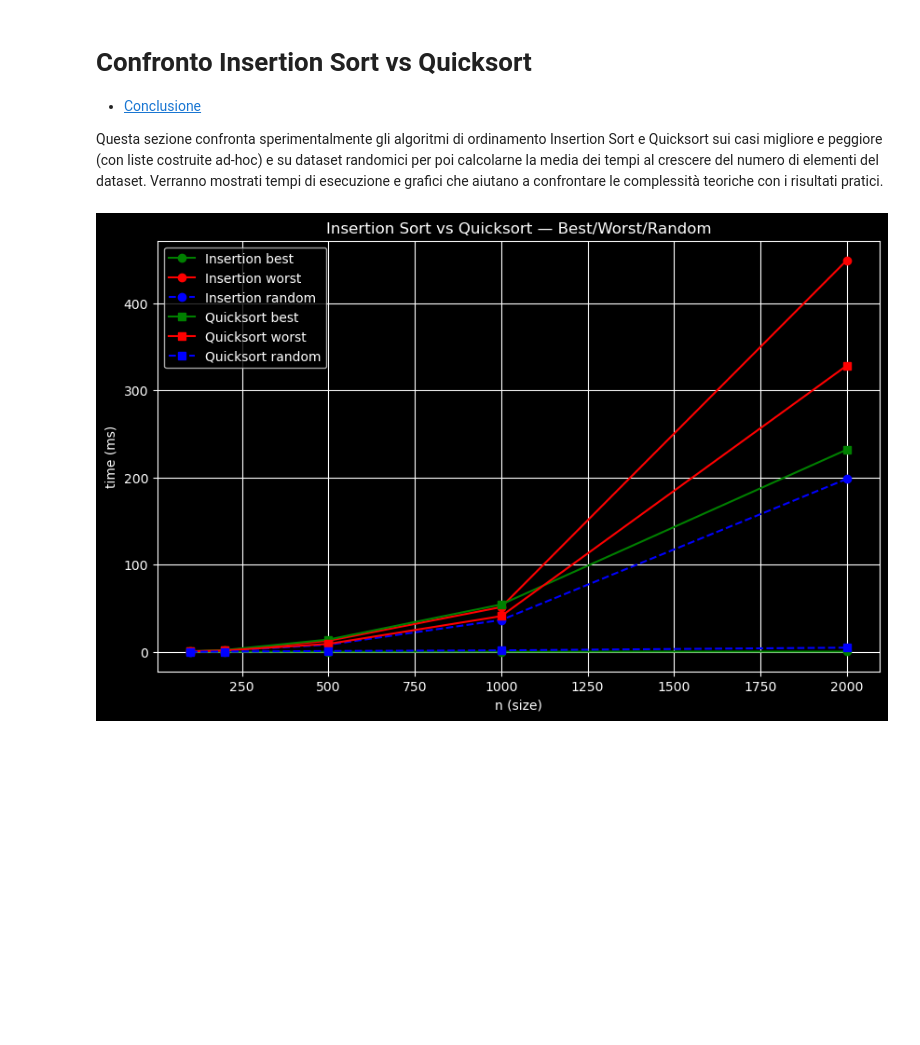
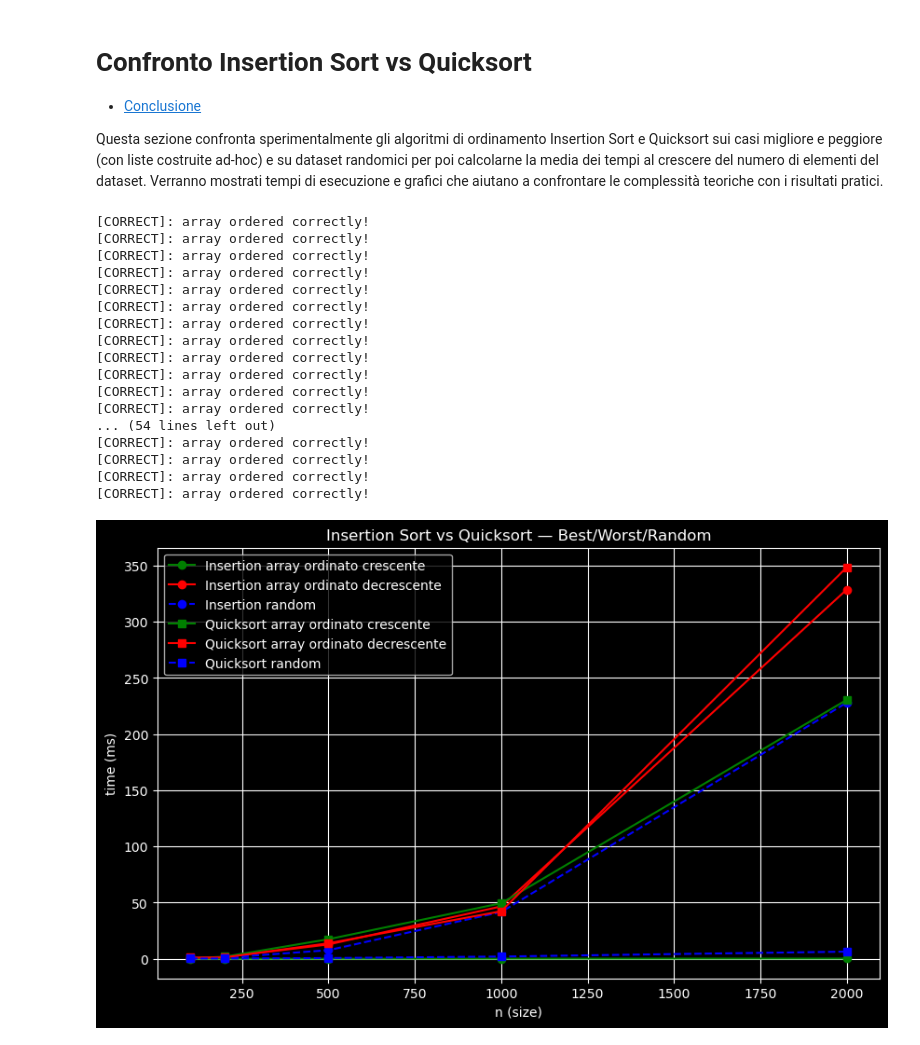
Before and after one commit to BulliedDog/algorithms-benchmark, a Jupyter notebook: Esercizio2.ipynb, the cells around one changed output. Saved outputs shown, nothing was run; the diff lists cells and outputs as text; code cells hidden in the pictures; blank space fills up the shorter version.

Commit message:
added check for correct order on arrays for jupiter notebook comparison between insertion sort and quicksort

```diff
--- a/Esercizio2.ipynb
+++ b/Esercizio2.ipynb
@@ -47,11 +47,25 @@ import matplotlib.pyplot as plt
 # helper timing function
 from time import perf_counter as now
 
+def check(arr: list) -> bool:
+    result = True
+    if len(arr) > 0:
+        x:int = arr[0]
+        for i in range(len(arr)-1): # range non include l'ultimo elemento
+            if arr[i] > arr[i + 1]:
+                print("[ERROR]: array not ordered properly!")
+                result = False
+                break
+    #print("[CORRECT]: array ordered correctly!")
+    return result
+
 def time_func(fn, arr):
     a = arr.copy()
     t0 = now()
     fn(a)
     t1 = now()
+    # controllo se l'array a è stato ordinato
+    check(a)
     return (t1 - t0) * 1000  # ms
 
 sizes = [100, 200, 500, 1000, 2000] # dimensioni dei 5 dataset, aggiungere a piacimento
@@ -63,14 +77,14 @@ results = {
 
 for n in sizes:
     # Caso migliore insertion -> array già ordinato
-    arr_best = list(range(n))
-    t_ins_best = time_func(insertion_sort, arr_best)
-    t_qs_best = time_func(quicksort, arr_best)
+    arr_ord_asc = list(range(n))
+    t_ins_ord_asc = time_func(insertion_sort, arr_ord_asc)
+    t_qs_ord_asc = time_func(quicksort, arr_ord_asc)
 
     # Caso peggiore insertion -> array inversamente ordinato
-    arr_worst = list(range(n, 0, -1)) # step = -1 così va al contrario
-    t_ins_worst = time_func(insertion_sort, arr_worst)
-    t_qs_worst = time_func(quicksort, arr_worst)
+    arr_ord_desc = list(range(n, 0, -1)) # step = -1 così va al contrario
+    t_ins_ord_desc = time_func(insertion_sort, arr_ord_desc)
+    t_qs_ord_desc = time_func(quicksort, arr_ord_desc)
 
     # Caso random media su k ripetizioni
     k = 5
@@ -83,50 +97,67 @@ for n in sizes:
     t_ins_rand /= k
     t_qs_rand /= k
 
-    results['insertion'].append((t_ins_best, t_ins_worst, t_ins_rand))
-    results['quicksort'].append((t_qs_best, t_qs_worst, t_qs_rand))
+    results['insertion'].append((t_ins_ord_asc, t_ins_ord_desc, t_ins_rand))
+    results['quicksort'].append((t_qs_ord_asc, t_qs_ord_desc, t_qs_rand))
 
 # grafici
 sizes_arr = np.array(sizes)
-ins_best = np.array([x[0] for x in results['insertion']])
-ins_worst = np.array([x[1] for x in results['insertion']])
+ins_ord_asc = np.array([x[0] for x in results['insertion']])
+ins_ord_desc = np.array([x[1] for x in results['insertion']])
 ins_rand = np.array([x[2] for x in results['insertion']])
-qs_best = np.array([x[0] for x in results['quicksort']])
-qs_worst = np.array([x[1] for x in results['quicksort']])
+qs_ord_asc = np.array([x[0] for x in results['quicksort']])
+qs_ord_desc = np.array([x[1] for x in results['quicksort']])
 qs_rand = np.array([x[2] for x in results['quicksort']])
 
 plt.style.use("dark_background")
 
 plt.figure(figsize=(10,6))
-plt.plot(sizes_arr, ins_best, 'g-o', label='Insertion best')
-plt.plot(sizes_arr, ins_worst, 'r-o', label='Insertion worst')
+plt.plot(sizes_arr, ins_ord_asc, 'g-o', label='Insertion array ordinato crescente')
+plt.plot(sizes_arr, ins_ord_desc, 'r-o', label='Insertion array ordinato decrescente')
 plt.plot(sizes_arr, ins_rand, 'b--o', label='Insertion random')
 
-plt.plot(sizes_arr, qs_best, 'g-s', label='Quicksort best')
-plt.plot(sizes_arr, qs_worst, 'r-s', label='Quicksort worst')
+plt.plot(sizes_arr, qs_ord_asc, 'g-s', label='Quicksort array ordinato crescente')
+plt.plot(sizes_arr, qs_ord_desc, 'r-s', label='Quicksort array ordinato decrescente')
 plt.plot(sizes_arr, qs_rand, 'b--s', label='Quicksort random')
 
 plt.xlabel('n (size)')
 plt.ylabel('time (ms)')
 plt.title('Insertion Sort vs Quicksort — Best/Worst/Random')
 plt.legend()
 plt.grid(True)
 plt.show()
 
 # stampa della tabella dei tempi per ogni dataset
 import pandas as pd
 rows = []
 for i, n in enumerate(sizes):
     rows.append({
         'n': n,
-        'insertion migliore ms': ins_best[i],
-        'insertion peggiore ms': ins_worst[i],
+        'insertion migliore ms': ins_ord_asc[i],
+        'insertion peggiore ms': ins_ord_desc[i],
         'insertion randomico (media) ms': ins_rand[i],
-        'quicksort migliore ms': qs_best[i],
-        'quicksort peggiore ms': qs_worst[i],
+        'quicksort migliore ms': qs_ord_asc[i],
+        'quicksort peggiore ms': qs_ord_desc[i],
         'quicksort randomico (media) ms': qs_rand[i],
     })
 
 pd.DataFrame(rows).set_index('n')
 # %% [output]
+[CORRECT]: array ordered correctly!
+[CORRECT]: array ordered correctly!
+[CORRECT]: array ordered correctly!
+[CORRECT]: array ordered correctly!
+[CORRECT]: array ordered correctly!
+[CORRECT]: array ordered correctly!
+[CORRECT]: array ordered correctly!
+[CORRECT]: array ordered correctly!
+[CORRECT]: array ordered correctly!
+[CORRECT]: array ordered correctly!
+[CORRECT]: array ordered correctly!
+[CORRECT]: array ordered correctly!
+... (54 lines left out)
+[CORRECT]: array ordered correctly!
+[CORRECT]: array ordered correctly!
+[CORRECT]: array ordered correctly!
+[CORRECT]: array ordered correctly!
-[figure, old version]
+[figure, new version]
```
Also changed, not shown: parts of 3 cells of this notebook.
